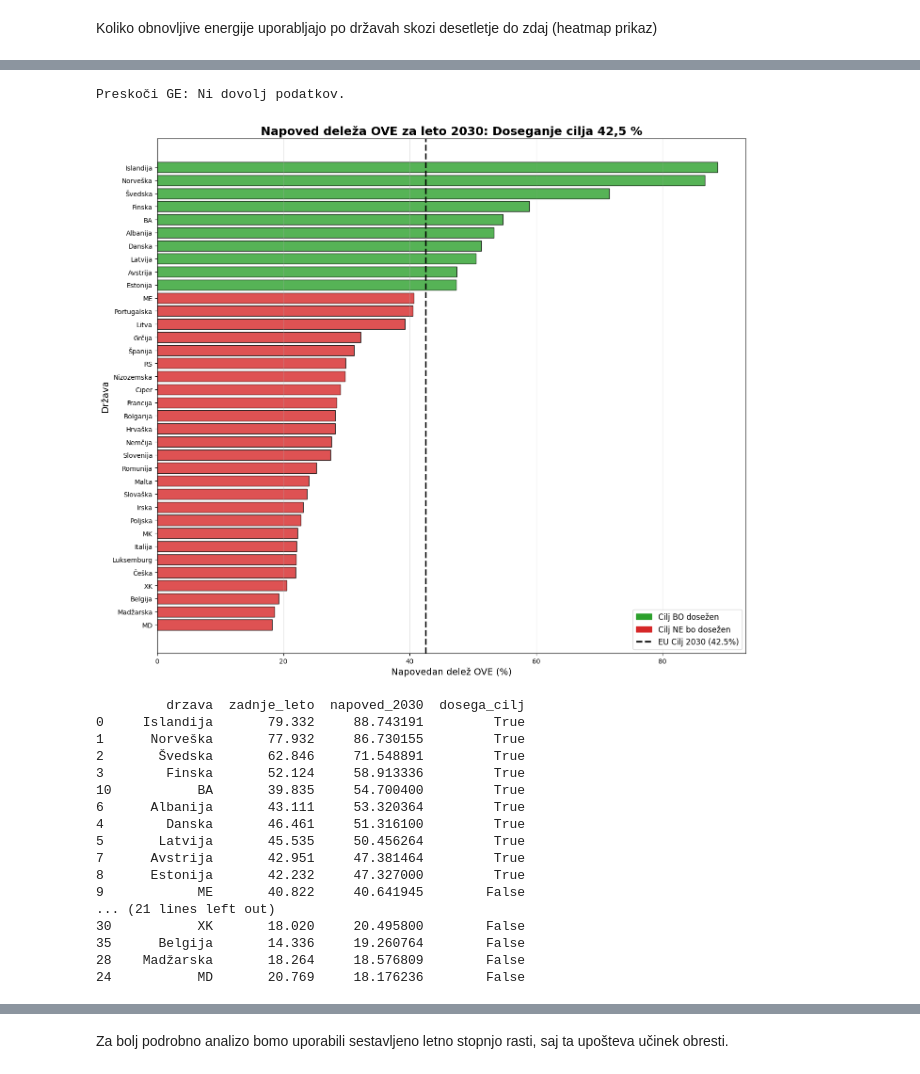
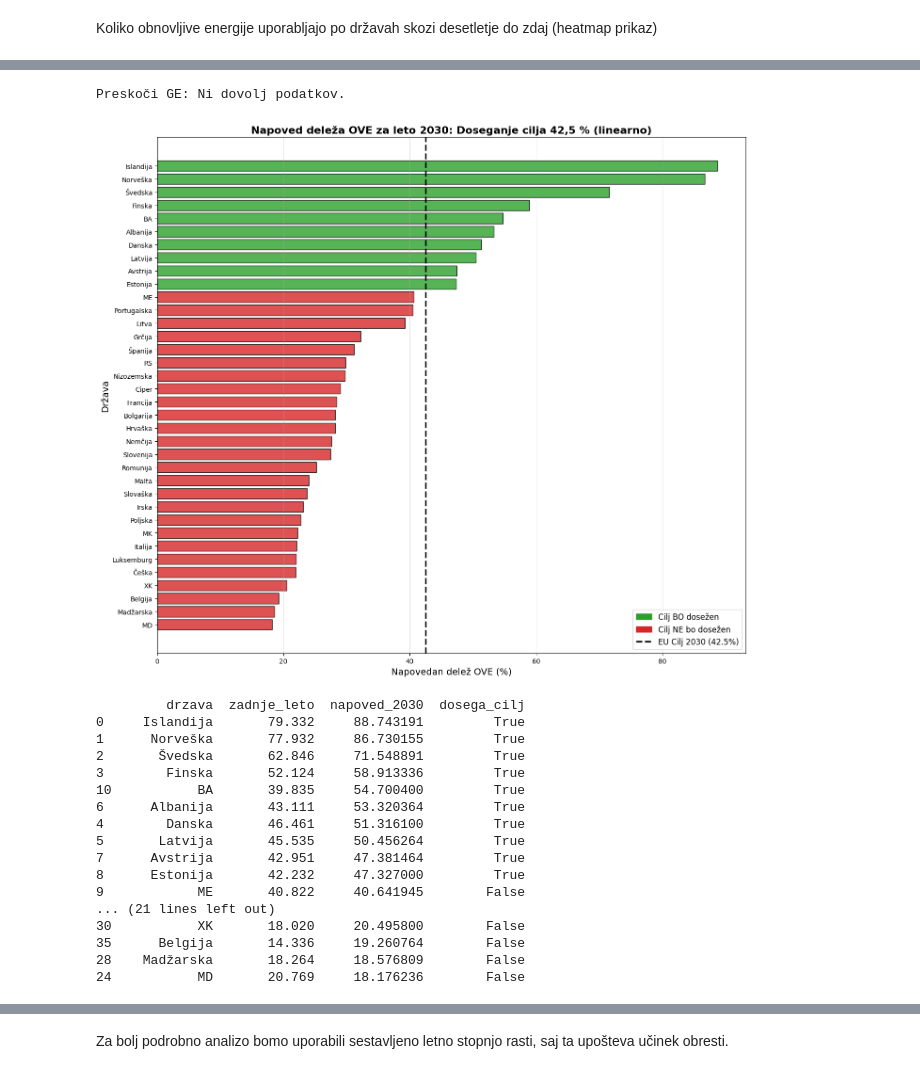
Before and after one commit to Zignov/PR---Evropska-Energetika, a Jupyter notebook: analysis.ipynb, the cells around one changed output, grey strips where cells are left out. Drawn from its saved outputs; the diff is of its cells as text; code cells hidden in the pictures.

```diff
--- a/analysis.ipynb
+++ b/analysis.ipynb
@@ -63,35 +63,35 @@ for country in pivot_df.index:
         'napoved_2030': pred_2030
     })
 
 
 df_pred = pd.DataFrame(results)
 df_pred['dosega_cilj'] = df_pred['napoved_2030'] >= 42.5
 df_pred = df_pred.sort_values(by='napoved_2030', ascending=False)
 df_viz = df_pred.sort_values(by='napoved_2030', ascending=True)
 
 colors = ['#2ca02c' if x else '#d62728' for x in df_viz['dosega_cilj']]
 
 plt.figure(figsize=(14, 12))
 
 bars = plt.barh(df_viz['drzava'], df_viz['napoved_2030'], color=colors, edgecolor='black', alpha=0.8)
 
 plt.axvline(x=42.5, color='black', linestyle='--', linewidth=2.5, label='EU Cilj 2030 (42.5%)')
-plt.title('Napoved deleža OVE za leto 2030: Doseganje cilja 42,5 %', fontsize=18, fontweight='bold')
+plt.title('Napoved deleža OVE za leto 2030: Doseganje cilja 42,5 % (linearno)', fontsize=16, fontweight='bold')
 plt.xlabel('Napovedan delež OVE (%)', fontsize=14)
 plt.ylabel('Država', fontsize=14)
 plt.grid(axis='x', linestyle='-', alpha=0.3)
 
 red_patch = mpatches.Patch(color='#d62728', label='Cilj NE bo dosežen')
 green_patch = mpatches.Patch(color='#2ca02c', label='Cilj BO dosežen')
 plt.legend(handles=[green_patch, red_patch, plt.gca().get_lines()[0]], loc='lower right', fontsize=12)
 
 plt.tight_layout()
 plt.show()
 
 print(df_pred[['drzava', 'zadnje_leto', 'napoved_2030', 'dosega_cilj']])
 # %% [output]
 Preskoči GE: Ni dovolj podatkov.
-[figure, old version]
+[figure, new version]
          drzava  zadnje_leto  napoved_2030  dosega_cilj
 0     Islandija       79.332     88.743191         True
 1      Norveška       77.932     86.730155         True
```
Also changed, not shown: parts of 5 cells of this notebook.
